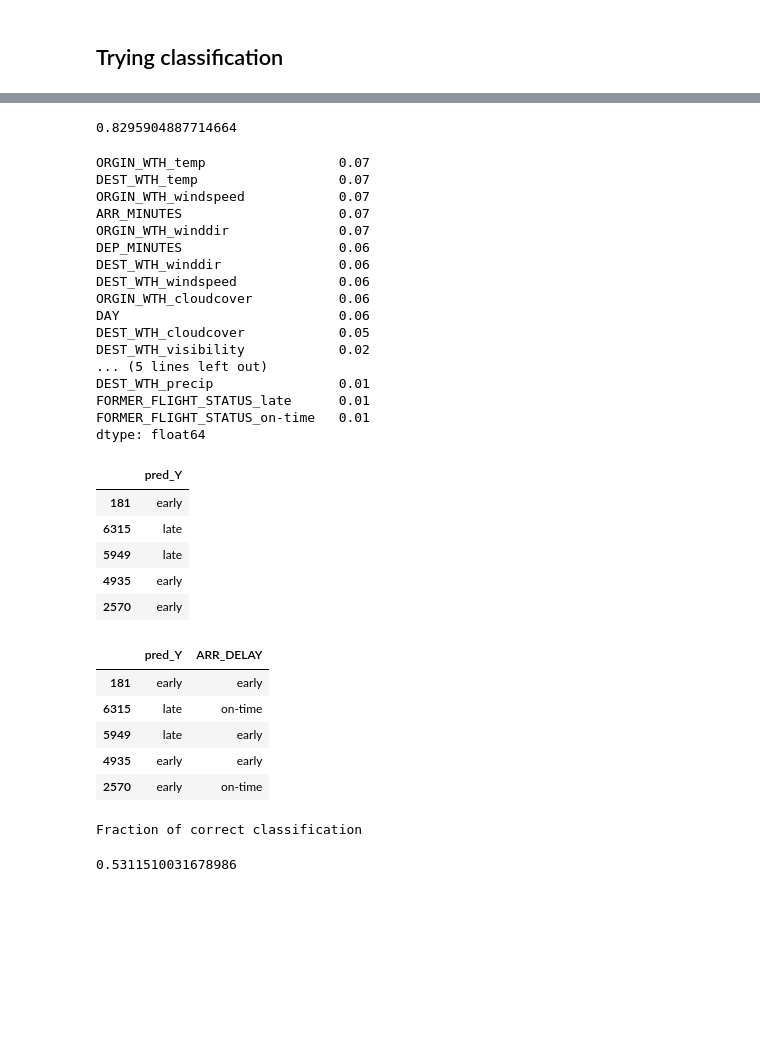
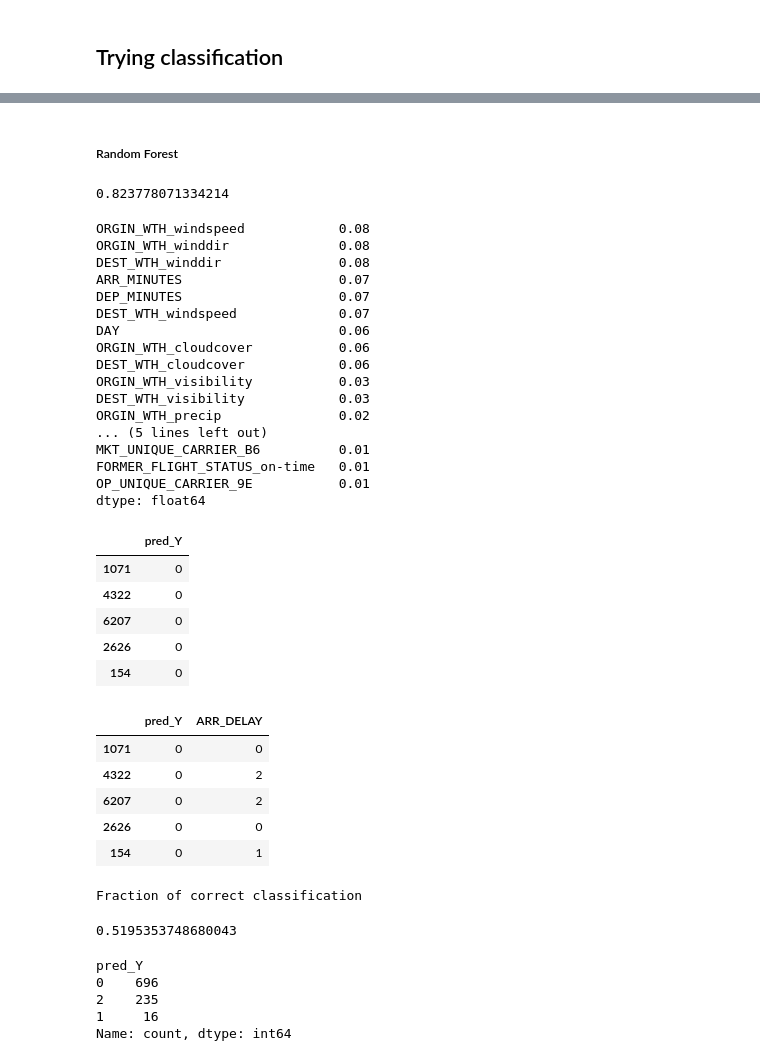
Before and after one commit to pksp99/flight-predictor, a Jupyter notebook: latter_flight_training.ipynb, the cells around one changed output, grey strips where cells are left out. Drawn from its saved outputs; the diff is of its cells as text; code cells hidden in the pictures; blank space fills up the shorter version.

```diff
--- a/latter_flight_training.ipynb
+++ b/latter_flight_training.ipynb
@@ -30 +70,10 @@ from IPython.display import display, HTML
+# %%
+# Handle Categorical Variables
+categorical_vars = ['DAY_OF_WEEK', 'MKT_UNIQUE_CARRIER',
+                    'OP_UNIQUE_CARRIER', 'ORIGIN',
+                    'ORGIN_WTH_precipprob', 'ORGIN_WTH_severerisk',
+                    'DEST_WTH_precipprob', 'DEST_WTH_severerisk',
+                    'FORMER_FLIGHT_STATUS', 'MONTH']
+
+# categorical_vars = potential_categorical_vars.keys()
 # %%
@@ -91,6 +104,0 @@ categorical_vars
-# %%
-if True:
-    flight_data.isna().sum()
-    flight_data.dropna(subset=['FORMER_FLIGHT_STATUS'], inplace=True)
-    flight_data.isna().sum()
-    flight_data.shape
@@ -156 +105,3 @@ Index(['ARR_DELAY', 'ORGIN_WTH_temp', 'ORGIN_WTH_precip', 'ORGIN_WTH_snow',
+# %%
+X = preprocess(X)
 # %%
@@ -221,8 +172,8 @@ sMAPE for GradientBoostingRegressor model: 70.60
 # %%
 def categorize_delay(delay):
     if delay < -5:
-        return 'early'
+        return 0 #early
     elif delay > 5:
-        return 'late'
+        return 2 #late
     else:
-        return 'on-time'
+        return 1 #ontime
@@ -362,48 +347,56 @@ Random Forest
+# %% [markdown]
+##### Random Forest
 # %%
 rf = RandomForestClassifier(max_features='sqrt', min_samples_leaf=4)
 rf = rf.fit(X_train, y_train)
 rf.score(X_train, y_train)
 
 feat_imp = pd.Series(rf.feature_importances_, X_train.columns.values).sort_values(ascending=False)
 feat_imp.head(20)
 
 test_output = pd.DataFrame(rf.predict(X_test), index = X_test.index, columns = ['pred_Y'])
 
 test_output.head()
 test_output = test_output.merge(y_test, left_index = True, right_index = True)
 test_output.head()
 print('Fraction of correct classification ')
 rf.score(X_test, y_test)
+test_output['pred_Y'].value_counts()
 # %% [output]
-0.8295904887714664
+0.823778071334214
-ORGIN_WTH_temp                 0.07
-DEST_WTH_temp                  0.07
-ORGIN_WTH_windspeed            0.07
+ORGIN_WTH_windspeed            0.08
+ORGIN_WTH_winddir              0.08
+DEST_WTH_winddir               0.08
 ARR_MINUTES                    0.07
-ORGIN_WTH_winddir              0.07
-DEP_MINUTES                    0.06
-DEST_WTH_winddir               0.06
-DEST_WTH_windspeed             0.06
+DEP_MINUTES                    0.07
+DEST_WTH_windspeed             0.07
+DAY                            0.06
 ORGIN_WTH_cloudcover           0.06
-DAY                            0.06
-DEST_WTH_cloudcover            0.05
-DEST_WTH_visibility            0.02
+DEST_WTH_cloudcover            0.06
+ORGIN_WTH_visibility           0.03
+DEST_WTH_visibility            0.03
+ORGIN_WTH_precip               0.02
 ... (5 lines left out)
-DEST_WTH_precip                0.01
-FORMER_FLIGHT_STATUS_late      0.01
+MKT_UNIQUE_CARRIER_B6          0.01
 FORMER_FLIGHT_STATUS_on-time   0.01
+OP_UNIQUE_CARRIER_9E           0.01
 dtype: float64
 |  | pred_Y |
-| 181 | early |
-| 6315 | late |
-| 5949 | late |
-| 4935 | early |
-| 2570 | early |
+| 1071 | 0 |
+| 4322 | 0 |
+| 6207 | 0 |
+| 2626 | 0 |
+| 154 | 0 |
 |  | pred_Y | ARR_DELAY |
-| 181 | early | early |
-| 6315 | late | on-time |
-| 5949 | late | early |
-| 4935 | early | early |
-| 2570 | early | on-time |
+| 1071 | 0 | 0 |
+| 4322 | 0 | 2 |
+| 6207 | 0 | 2 |
+| 2626 | 0 | 0 |
+| 154 | 0 | 1 |
 Fraction of correct classification
-0.5311510031678986
+0.5195353748680043
+pred_Y
+0    696
+2    235
+1     16
+Name: count, dtype: int64
```
Also changed, not shown: parts of 22 cells of this notebook, 1 other file.
